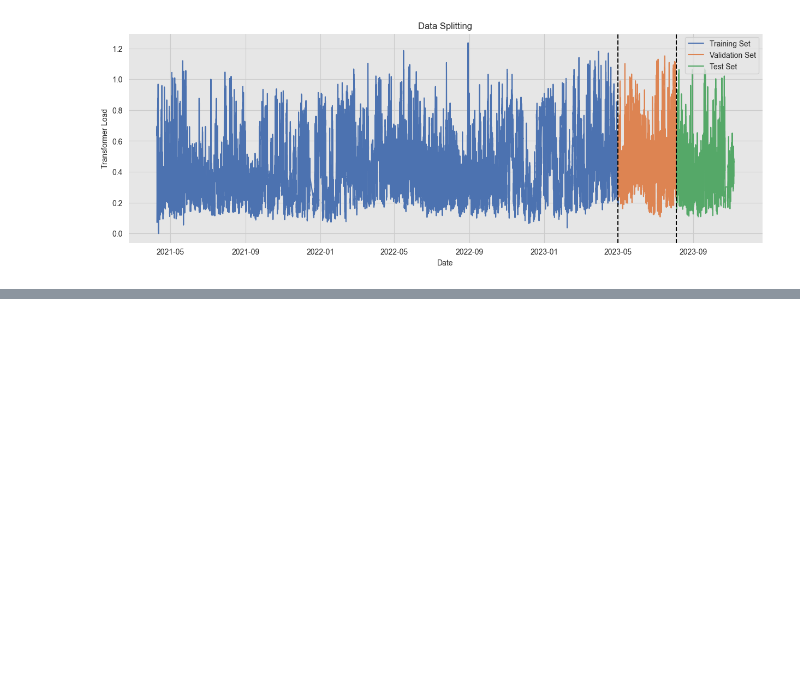
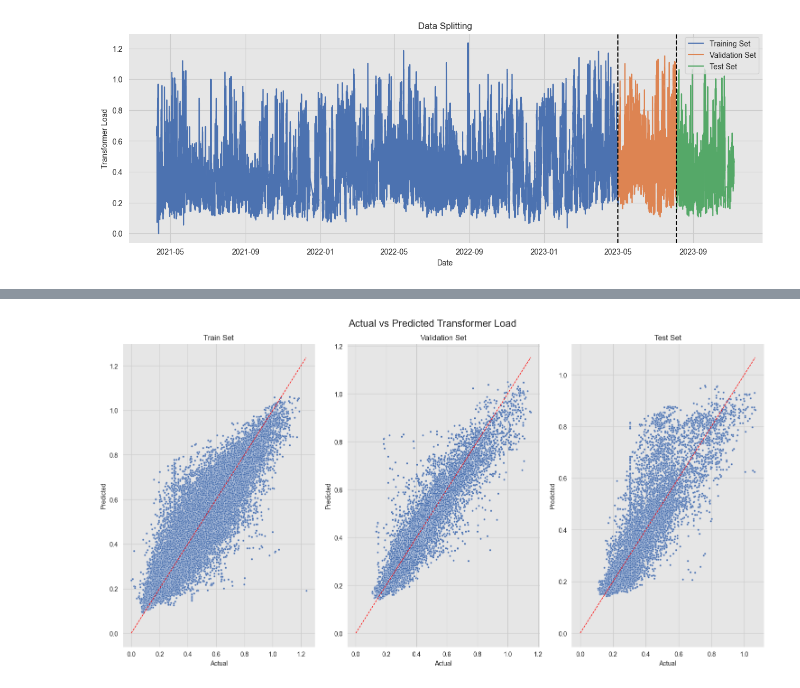
Before and after one commit to MaxPolak97/congestion-predictive-modelling, a Jupyter notebook: 02_Predictive_Modelling.ipynb, the cells around one changed output, grey strips where cells are left out. Saved outputs shown, nothing was run; the diff lists cells and outputs as text; code cells hidden in the pictures; blank space fills up the shorter version.

```diff
--- a/02_Predictive_Modelling.ipynb
+++ b/02_Predictive_Modelling.ipynb
@@ -125,8 +159,6 @@ test_preds_lower = models[0.05].predict(test.drop(columns=['transformer_load']))
 test_preds = models[0.5].predict(test.drop(columns=['transformer_load']))
 test_preds_upper = models[0.95].predict(test.drop(columns=['transformer_load']))
 # %%
-from sklearn.metrics import mean_absolute_error, mean_squared_error, mean_absolute_percentage_error, r2_score
-
 # Calculating MAE, RMSE, MAPE, MASE, and mdRAE
 metrics = {}
 for split, actual, predicted in [('Train', train['transformer_load'], train_preds),
@@ -136,8 +168,7 @@ for split, actual, predicted in [('Train', train['transformer_load'], train_pred
     r2 = r2_score(actual, predicted)
     mae = mean_absolute_error(actual, predicted)
     rmse = np.sqrt(mean_squared_error(actual, predicted))
-    mape = mean_absolute_percentage_error(actual, predicted)
 
-    metrics[split] = [r2, mae, rmse, mape]
+    metrics[split] = [r2, mae, rmse]
 # %%
 # Converting the metrics to a DataFrame for better visualization
@@ -159,34 +196,36 @@ def plot_actual_vs_predicted(datasets, predictions, titles, x_label='Actual', y_
     :param x_label: Label for the x-axis.
     :param y_label: Label for the y-axis.
     """
     # Number of datasets
     n_datasets = len(datasets)
 
     # Setting up the plot
     fig, axes = plt.subplots(nrows=1, ncols=n_datasets, figsize=(5 * n_datasets, 8))
 
     # Looping through datasets and predictions to create each subplot
     for i in range(n_datasets):
         sns.scatterplot(x=datasets[i]['transformer_load'], y=predictions[i], ax=axes[i], s=10)
 
         # Adding an ideal (diagonal) line
         max_val = max(datasets[i]['transformer_load'].max(), max(predictions[i]))
-        axes[i].plot([0, max_val], [0, max_val], color='red', lw=2, linestyle='--')
+        axes[i].plot([0, max_val], [0, max_val], color='red', lw=1, linestyle='--')
 
         # Adding titles and labels
         axes[i].set_title(titles[i])
         axes[i].set_xlabel(x_label)
         axes[i].set_ylabel(y_label)
 
     fig.suptitle("Actual vs Predicted Transformer Load", fontsize=16)
     plt.tight_layout()
 
 # Example usage for train, val, and test sets
 plot_actual_vs_predicted(
     [train, val, test],
     [train_preds, val_preds, test_preds],
     ["Train Set", "Validation Set", "Test Set"]
 )
+# %% [output]
+[figure, added]
 # %%
 def calculate_errors(dataset, predictions):
     """
```
Also changed, not shown: parts of 19 cells of this notebook, 6 other files.
